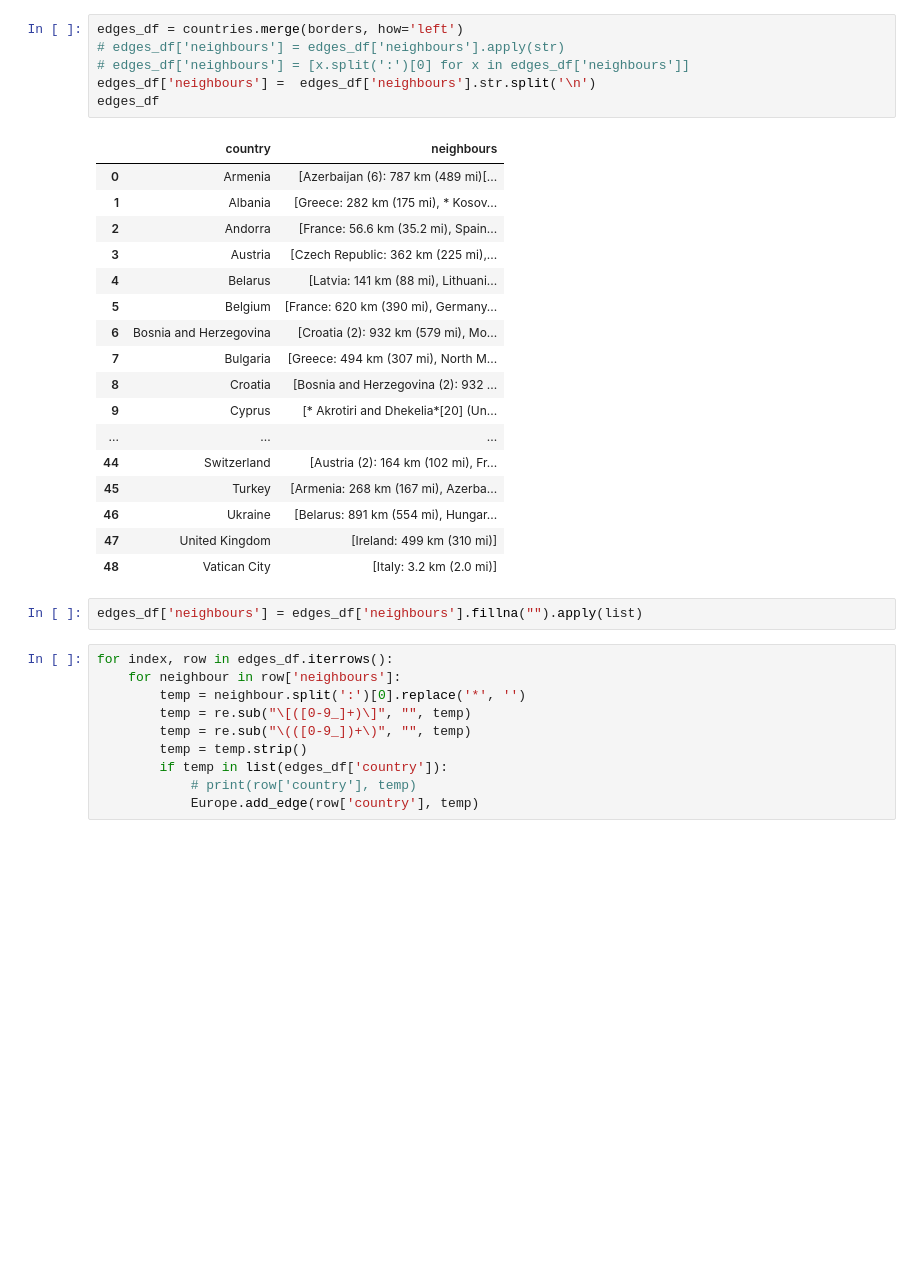
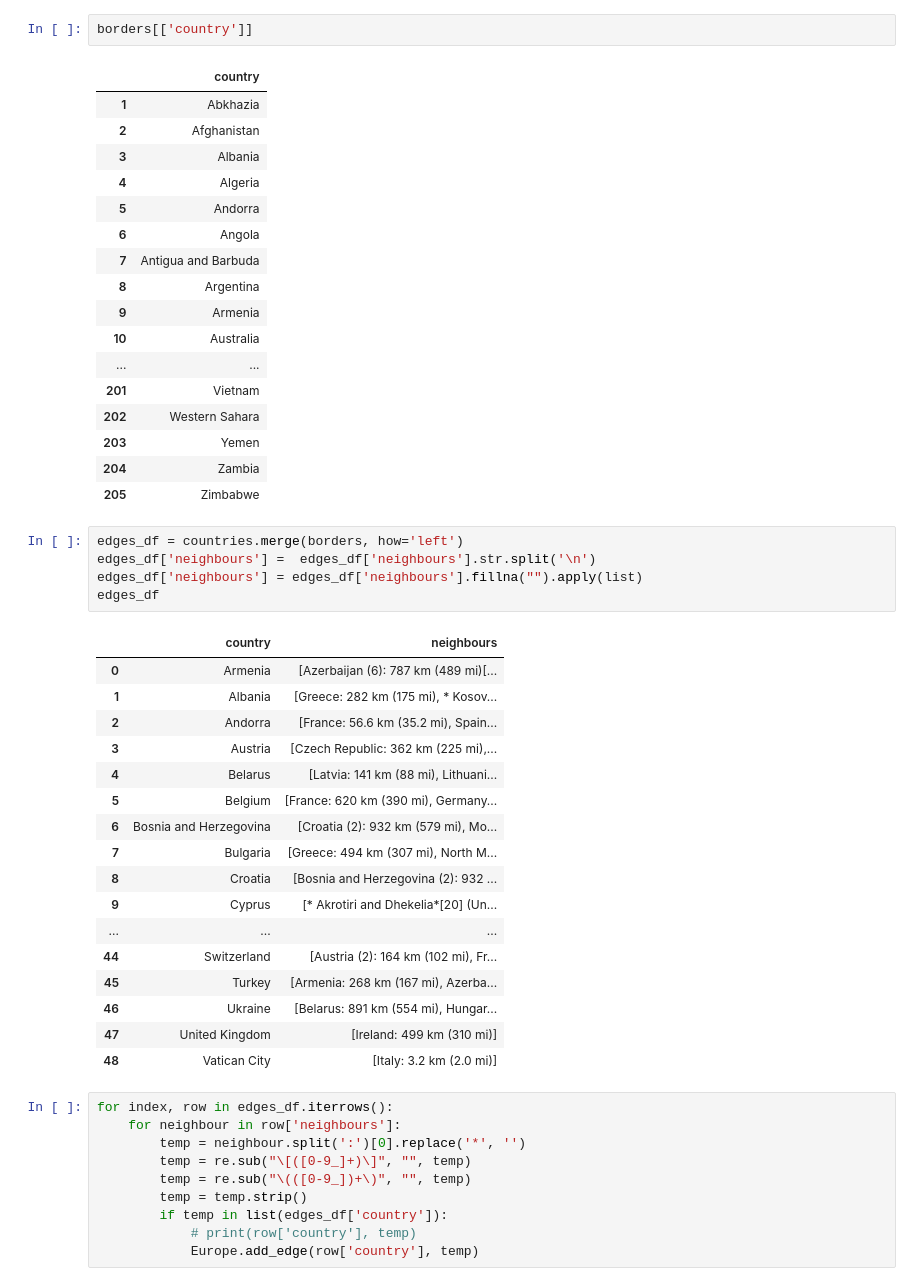
Before and after one commit to GoldenGarr/Graph-Theory-HW-5, a Jupyter notebook: hw5.ipynb, the cells around one changed output. Drawn from its saved outputs; the diff is of its cells as text; blank space fills up the shorter version.

```diff
--- a/hw5.ipynb
+++ b/hw5.ipynb
@@ -87,8 +100,27 @@ borders.at[130, 'country'] = 'Netherlands'
+# %%
+borders[['country']]
+# %% [output]
+|  | country |
+| 1 | Abkhazia |
+| 2 | Afghanistan |
+| 3 | Albania |
+| 4 | Algeria |
+| 5 | Andorra |
+| 6 | Angola |
+| 7 | Antigua and Barbuda |
+| 8 | Argentina |
+| 9 | Armenia |
+| 10 | Australia |
+| ... | ... |
+| 201 | Vietnam |
+| 202 | Western Sahara |
+| 203 | Yemen |
+| 204 | Zambia |
+| 205 | Zimbabwe |
 # %%
 edges_df = countries.merge(borders, how='left')
-# edges_df['neighbours'] = edges_df['neighbours'].apply(str)
-# edges_df['neighbours'] = [x.split(':')[0] for x in edges_df['neighbours']]
 edges_df['neighbours'] =  edges_df['neighbours'].str.split('\n')
+edges_df['neighbours'] = edges_df['neighbours'].fillna("").apply(list)
 edges_df
 # %% [output]
 |  | country | neighbours |
@@ -108,8 +140,6 @@ edges_df
 | 46 | Ukraine | [Belarus: 891 km (554 mi), Hungar... |
 | 47 | United Kingdom | [Ireland: 499 km (310 mi)] |
 | 48 | Vatican City | [Italy: 3.2 km (2.0 mi)] |
-# %%
-edges_df['neighbours'] = edges_df['neighbours'].fillna("").apply(list)
 # %%
 for index, row in edges_df.iterrows():
     for neighbour in row['neighbours']:
```
Also changed, not shown: parts of 33 cells of this notebook.
